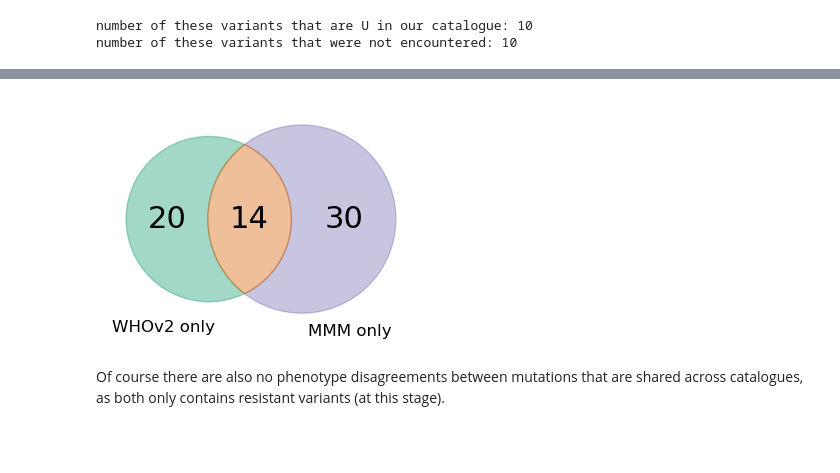
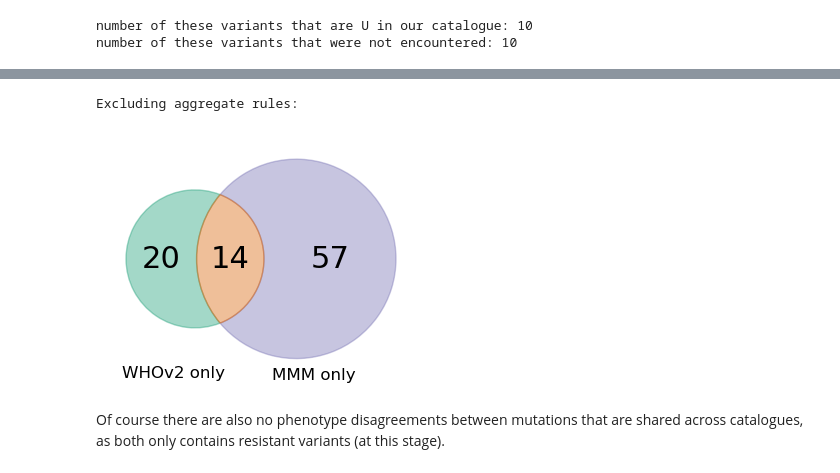
Before and after one commit to fowler-lab/tb-bdq-cat, a Jupyter notebook: Results_1.ipynb, the cells around one changed output, grey strips where cells are left out. Drawn from its saved outputs; the diff is of its cells as text; code cells hidden in the pictures; blank space fills up the shorter version.

```diff
--- a/Results_1.ipynb
+++ b/Results_1.ipynb
@@ -630,7 +649,7 @@ Number of shared variants across catalogues,excluding aggregates): 14
 # %%
 #which variants only exist in WHOv2 (need to remove aggregates, as these could constitute any number of variants
 wildcard_chars = {'*', '?', '='}
-who_only = who_df[~who_df['MUTATION'].isin(matched['shared'])]['MUTATION'].unique()
+who_only = who_df[~who_df['MUTATION'].isin(matched_no_aggr['shared'])]['MUTATION'].unique()
 who_only = [i for i in who_only if not any(c in i for c in wildcard_chars)]
 
 print ('Number of mutations in WHOv2 only (not counting aggregates or mmpL5/mmpS5):', len(who_only))
@@ -643,11 +662,12 @@ print ('number of these variants that were not encountered:', len(who_only)- len
 number of these variants that are U in our catalogue: 10
 number of these variants that were not encountered: 10
 # %%
-catalogue = piezo.ResistanceCatalogue("./catalogues/manuscript_2/BDQ_catalogue.csv")
-
 mmm_only = catalogue_df[(~catalogue_df['MUTATION'].isin(matched['shared']))&(catalogue_df.PREDICTION!='U')]['MUTATION'].unique()
 mmm_only = [i for i in mmm_only if not any(c in i for c in wildcard_chars)]
-mmm_only
 
-print ('Number of mutations in our catalogue only):', len(mmm_only))
+mmm_only_no_aggr = catalogue_df[(~catalogue_df['MUTATION'].isin(matched_no_aggr['shared']))&(catalogue_df.PREDICTION!='U')]['MUTATION'].unique()
+mmm_only_no_aggr = [i for i in mmm_only_no_aggr if not any(c in i for c in wildcard_chars)]
+
+print ('Number of mutations in our catalogue only (including WHO aggregates):', len(mmm_only))
+print ('Number of mutations in our catalogue only (excluding WHO aggregates):', len(mmm_only_no_aggr))
 # %% [output]
@@ -659,9 +681,10 @@ utils.plot_tricolour_venn((len(who_only), len(mmm_only), len(matched['shared']))
 [figure]
 # %%
 print ('Excluding aggregate rules:')
-utils.plot_tricolour_venn((len(who_only), len(mmm_only), len(matched_no_aggr['shared'])), ['WHOv2 only', 'MMM only'], figsize=(4, 3.5))
+utils.plot_tricolour_venn((len(who_only), len(mmm_only_no_aggr), len(matched_no_aggr['shared'])), ['WHOv2 only', 'MMM only'], figsize=(4, 4), x_offsets=(0.15, -0.12), y_offsets=(-0.145, 0))
 # %% [output]
+Excluding aggregate rules:
-[figure, old version]
+[figure, new version]
 # %% [markdown]
 Of course there are also no phenotype disagreements between mutations that are shared across catalogues, as both only contains resistant variants (at this stage).
 # %% [markdown]
```
Also changed, not shown: parts of 11 cells of this notebook.
